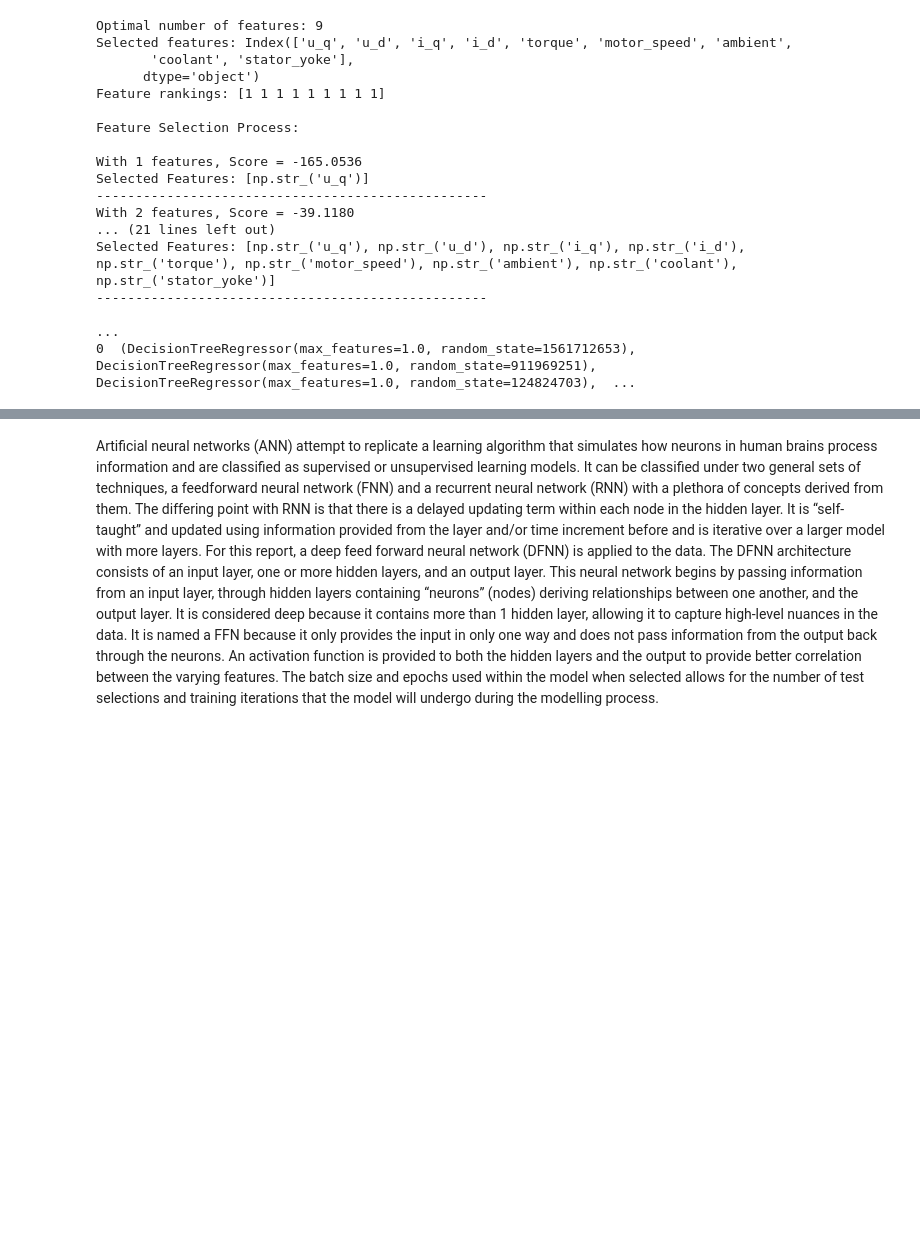
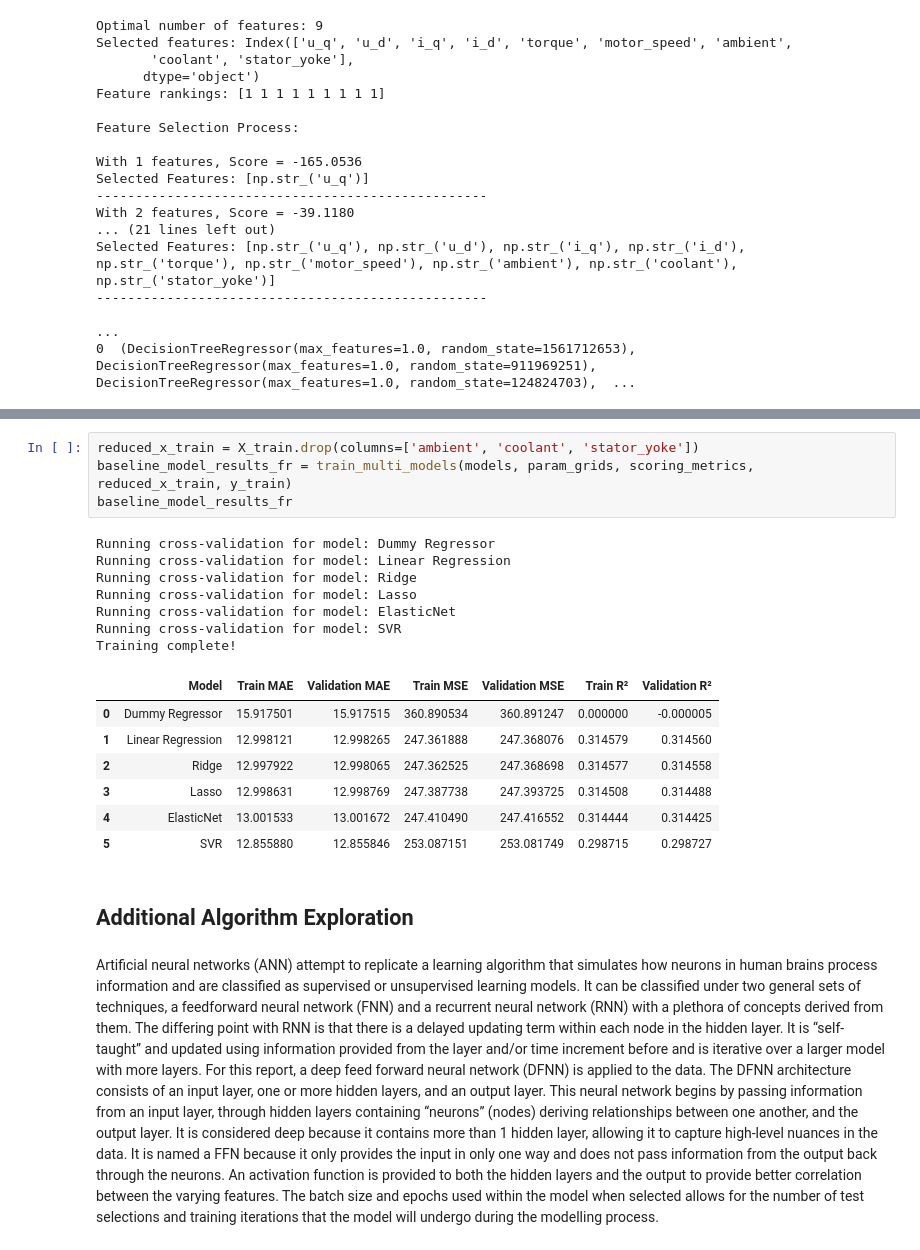
Before and after one commit to grewav2/ml-project-motor-temperature, a Jupyter notebook: model_exploration_Edited.ipynb, the cells around one changed output, grey strips where cells are left out. Drawn from its saved outputs; the diff is of its cells as text; blank space fills up the shorter version.

Commit message:
added additional exploration

```diff
--- a/model_exploration_Edited.ipynb
+++ b/model_exploration_Edited.ipynb
@@ -430 +451,22 @@ Selected Features: [np.str_('u_q'), np.str_('u_d'), np.str_('i_q'), np.str_('i_d
+# %%
+reduced_x_train = X_train.drop(columns=['ambient', 'coolant', 'stator_yoke'])
+baseline_model_results_fr = train_multi_models(models, param_grids, scoring_metrics, reduced_x_train, y_train)
+baseline_model_results_fr
+# %% [output]
+Running cross-validation for model: Dummy Regressor
+Running cross-validation for model: Linear Regression
+Running cross-validation for model: Ridge
+Running cross-validation for model: Lasso
+Running cross-validation for model: ElasticNet
+Running cross-validation for model: SVR
+Training complete!
+|  | Model | Train MAE | Validation MAE | Train MSE | Validation MSE | Train R² | Validation R² |
+| 0 | Dummy Regressor | 15.917501 | 15.917515 | 360.890534 | 360.891247 | 0.000000 | -0.000005 |
+| 1 | Linear Regression | 12.998121 | 12.998265 | 247.361888 | 247.368076 | 0.314579 | 0.314560 |
+| 2 | Ridge | 12.997922 | 12.998065 | 247.362525 | 247.368698 | 0.314577 | 0.314558 |
+| 3 | Lasso | 12.998631 | 12.998769 | 247.387738 | 247.393725 | 0.314508 | 0.314488 |
+| 4 | ElasticNet | 13.001533 | 13.001672 | 247.410490 | 247.416552 | 0.314444 | 0.314425 |
+| 5 | SVR | 12.855880 | 12.855846 | 253.087151 | 253.081749 | 0.298715 | 0.298727 |
+# %% [markdown]
+## **Additional Algorithm Exploration**
 # %% [markdown]
```
Also changed, not shown: parts of 9 cells of this notebook.
